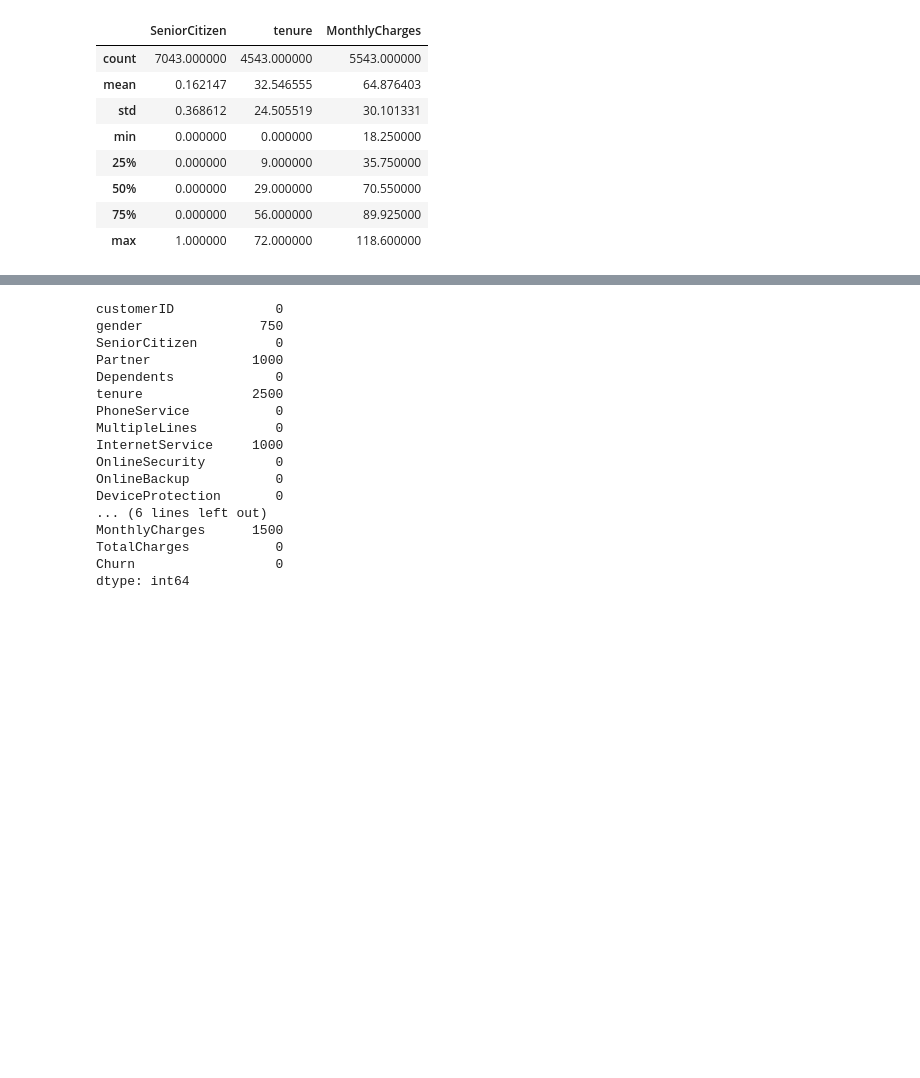
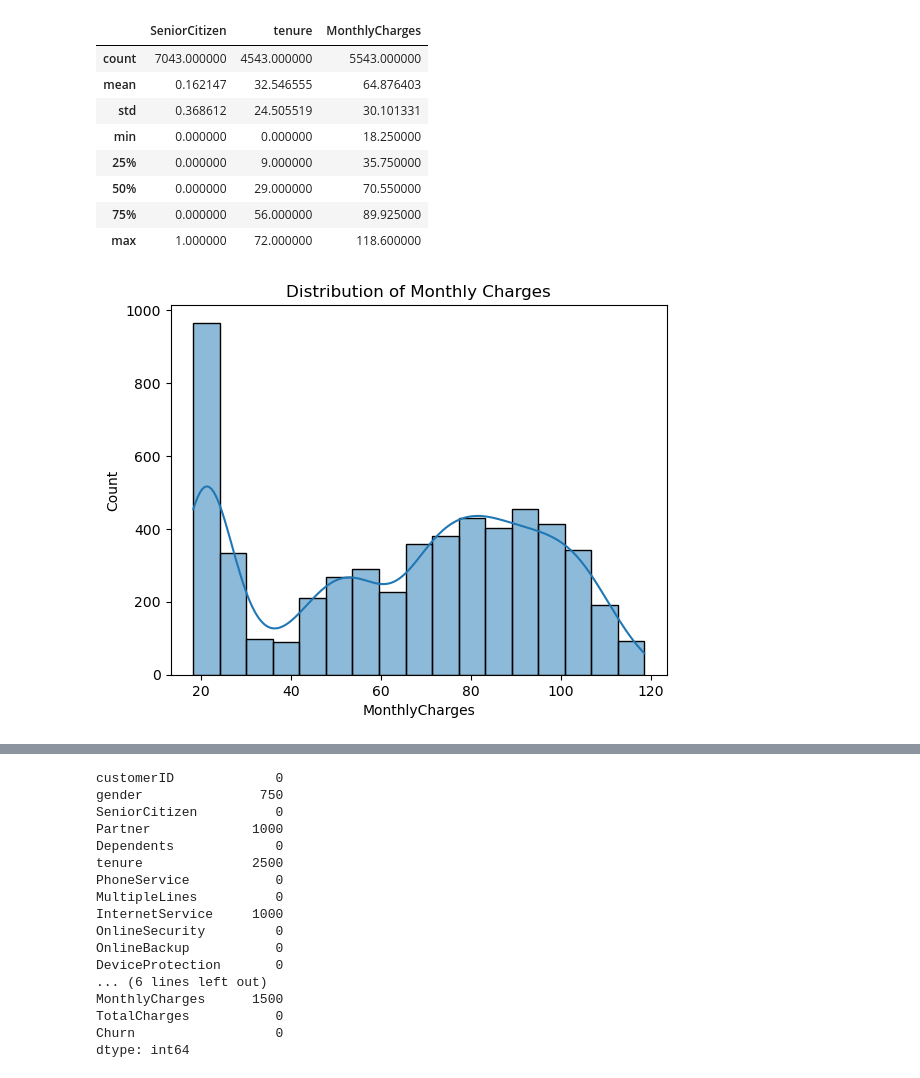
Before and after one commit to coolmich0904/YOUTUBE_CHURN_PRICE_RISK, a Jupyter notebook: notebooks/01_Proxy_Validation.ipynb, the cells around one changed output, grey strips where cells are left out. Cells and saved outputs as stored; diff of their text form; code cells hidden in the pictures; blank space fills up the shorter version.

```diff
--- a/notebooks/01_Proxy_Validation.ipynb
+++ b/notebooks/01_Proxy_Validation.ipynb
@@ -51,3 +51,12 @@ df.describe()
 | 50% | 0.000000 | 29.000000 | 70.550000 |
 | 75% | 0.000000 | 56.000000 | 89.925000 |
 | max | 1.000000 | 72.000000 | 118.600000 |
+# %%
+# Verifying the way to choose Median
+
+# Checking MonthlyCharges distribution
+sns.histplot(df['MonthlyCharges'], kde=True)
+plt.title('Distribution of Monthly Charges')
+plt.show()
+# %% [output]
+[figure, added]
```
Also changed, not shown: parts of 2 cells of this notebook, 1 other file.
